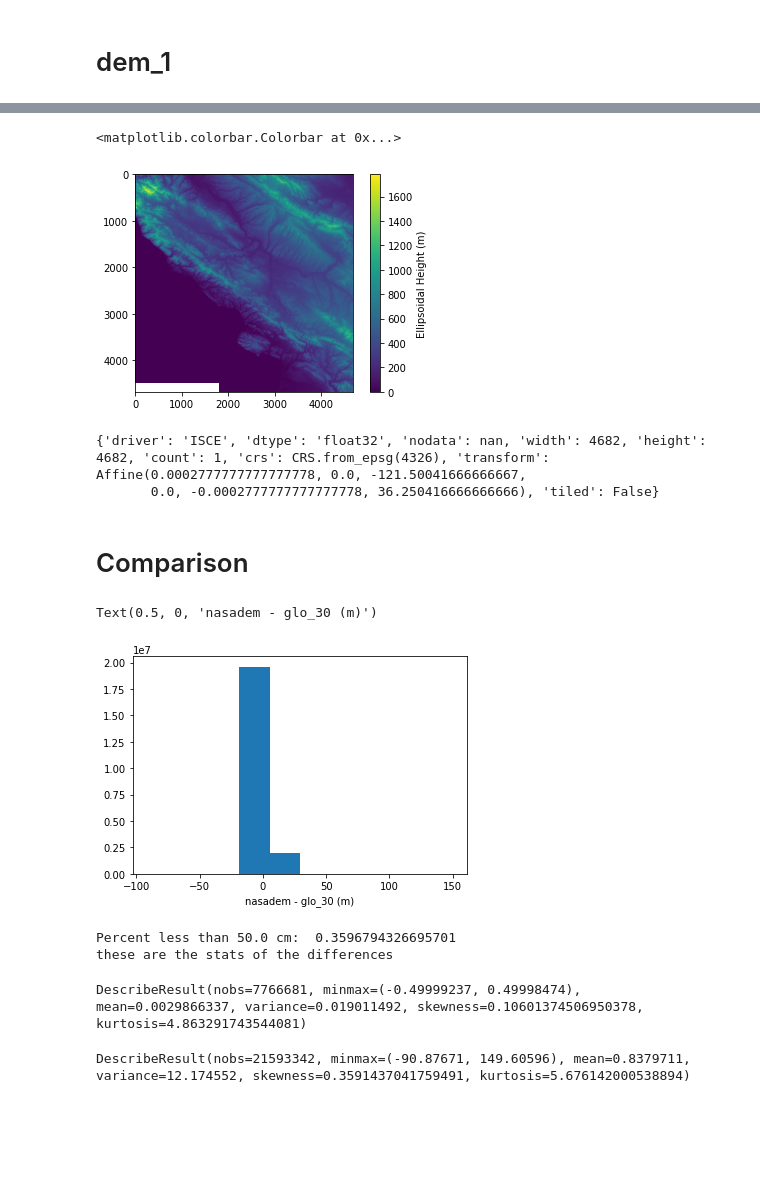
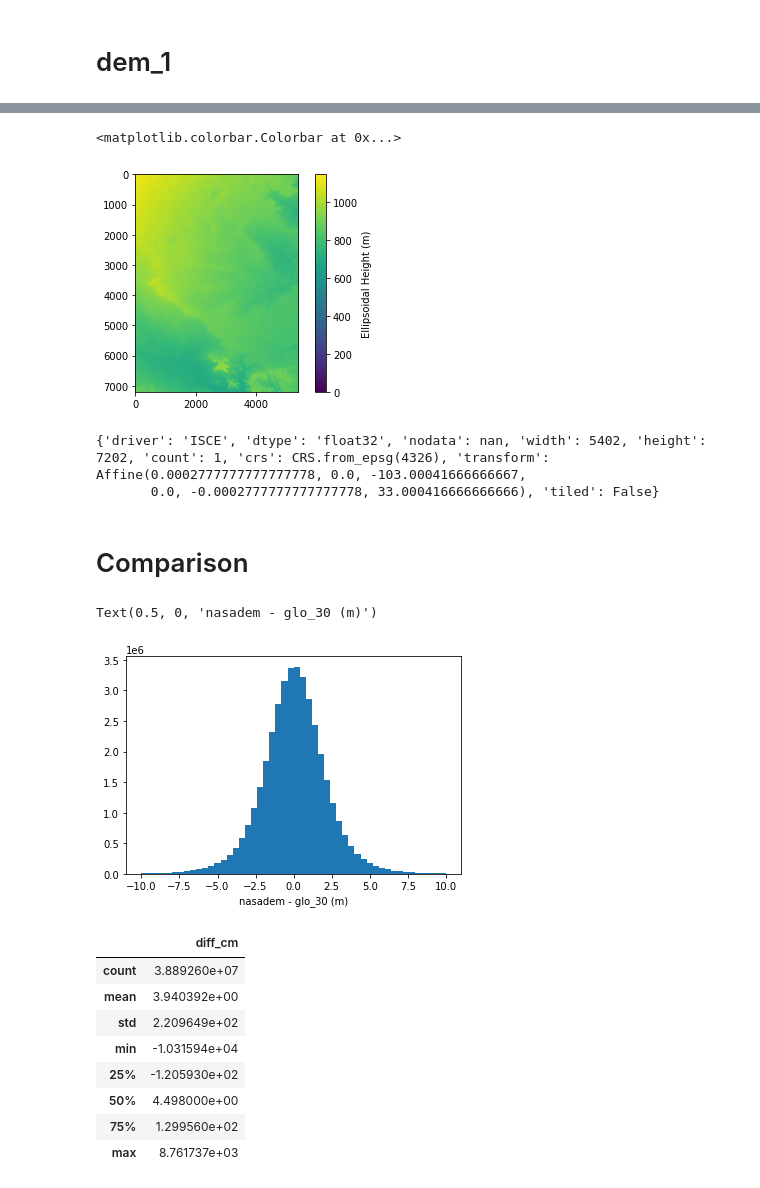
Before and after one commit to ACCESS-Cloud-Based-InSAR/dem-stitcher, a Jupyter notebook: notebooks/Demo.ipynb, the cells around one changed output, grey strips where cells are left out. Saved outputs shown, nothing was run; the diff lists cells and outputs as text; code cells hidden in the pictures; blank space fills up the shorter version.

```diff
--- a/notebooks/Demo.ipynb
+++ b/notebooks/Demo.ipynb
@@ -12,7 +12,7 @@ from dem_stitcher.stitcher import merge_tiles
 from rasterio import default_gtiff_profile
 import numpy as np
 # %%
-site = 'bay_area' # 'bay_area' or 'aleutian'
+site = 'odessa' # 'bay_area' or 'aleutian' or 'odessa'
 dem_0 = 'glo_30' # 'ned1' #'tdx_30'
 dem_1 = 'nasadem' # 'ned1'
 save_raw_tiles = True
@@ -21,6 +21,8 @@ if site == 'bay_area':
     bounds = [-121.5, 34.95, -120.2, 36.25]
 elif site == 'aleutian':
     bounds = [-170, 51, -160, 56]
+elif site == 'odessa':
+    bounds = [-103, 31, -101.5, 33]
 else:
     raise ValueError('Site not valid')
 # %% [markdown]
@@ -83,12 +85,12 @@ im = ax.imshow(X_1, vmin=0)
 fig.colorbar(im, label='Ellipsoidal Height (m)')
 # %% [output]
 <matplotlib.colorbar.Colorbar at 0x...>
-[figure, old version]
+[figure, new version]
 # %%
 p_1
 # %% [output]
-{'driver': 'ISCE', 'dtype': 'float32', 'nodata': nan, 'width': 4682, 'height': 4682, 'count': 1, 'crs': CRS.from_epsg(4326), 'transform': Affine(0.0002777777777777778, 0.0, -121.50041666666667,
-       0.0, -0.0002777777777777778, 36.250416666666666), 'tiled': False}
+{'driver': 'ISCE', 'dtype': 'float32', 'nodata': nan, 'width': 5402, 'height': 7202, 'count': 1, 'crs': CRS.from_epsg(4326), 'transform': Affine(0.0002777777777777778, 0.0, -103.00041666666667,
+       0.0, -0.0002777777777777778, 33.000416666666666), 'tiled': False}
 # %% [markdown]
 # Comparison
 # %%
@@ -97,28 +99,26 @@ X_1_r = X_1_r[0, ...]
 # %%
 diff = (X_1_r - X_0)
 diff_r = diff[~np.isnan(diff)]
-plt.hist(diff_r)
+plt.hist(diff_r, bins=50, range=(-10, 10))
 plt.xlabel(f'{dem_1} - {dem_0} (m)')
 # %% [output]
 Text(0.5, 0, 'nasadem - glo_30 (m)')
-[figure, old version]
+[figure, new version]
-# %%
-import scipy.stats as stats
-import numpy as np
-
-diff_r_ = diff_r.copy()
-T = .5
-
-diff_r_ = diff_r_[np.abs(diff_r_) < T]
-percent_small = np.sum((np.abs(diff_r_) < T)) / len(diff_r)
-print(f'Percent less than {T*100} cm: ', percent_small)
-print('these are the stats of the differences')
-stats.describe(diff_r_)
-# %% [output]
-Percent less than 50.0 cm:  0.3596794326695701
-these are the stats of the differences
-DescribeResult(nobs=7766681, minmax=(-0.49999237, 0.49998474), mean=0.0029866337, variance=0.019011492, skewness=0.10601374506950378, kurtosis=4.863291743544081)
-# %%
-stats.describe(diff_r[~np.isnan(diff_r)])
-# %% [output]
-DescribeResult(nobs=21593342, minmax=(-90.87671, 149.60596), mean=0.8379711, variance=12.174552, skewness=0.3591437041759491, kurtosis=5.676142000538894)
+# %%
+import pandas as pd
+import numpy as np
+
+df = pd.DataFrame({'diff': diff_r})
+df['diff_cm'] = np.round(df['diff'] * 100, 3)
+df.drop(columns=['diff'], inplace=True)
+df.describe()
+# %% [output]
+|  | diff_cm |
+| count | 3.889260e+07 |
+| mean | 3.940392e+00 |
+| std | 2.209649e+02 |
+| min | -1.031594e+04 |
+| 25% | -1.205930e+02 |
+| 50% | 4.498000e+00 |
+| 75% | 1.299560e+02 |
+| max | 8.761737e+03 |
```
Also changed, not shown: parts of 8 cells of this notebook, 18 other files.
